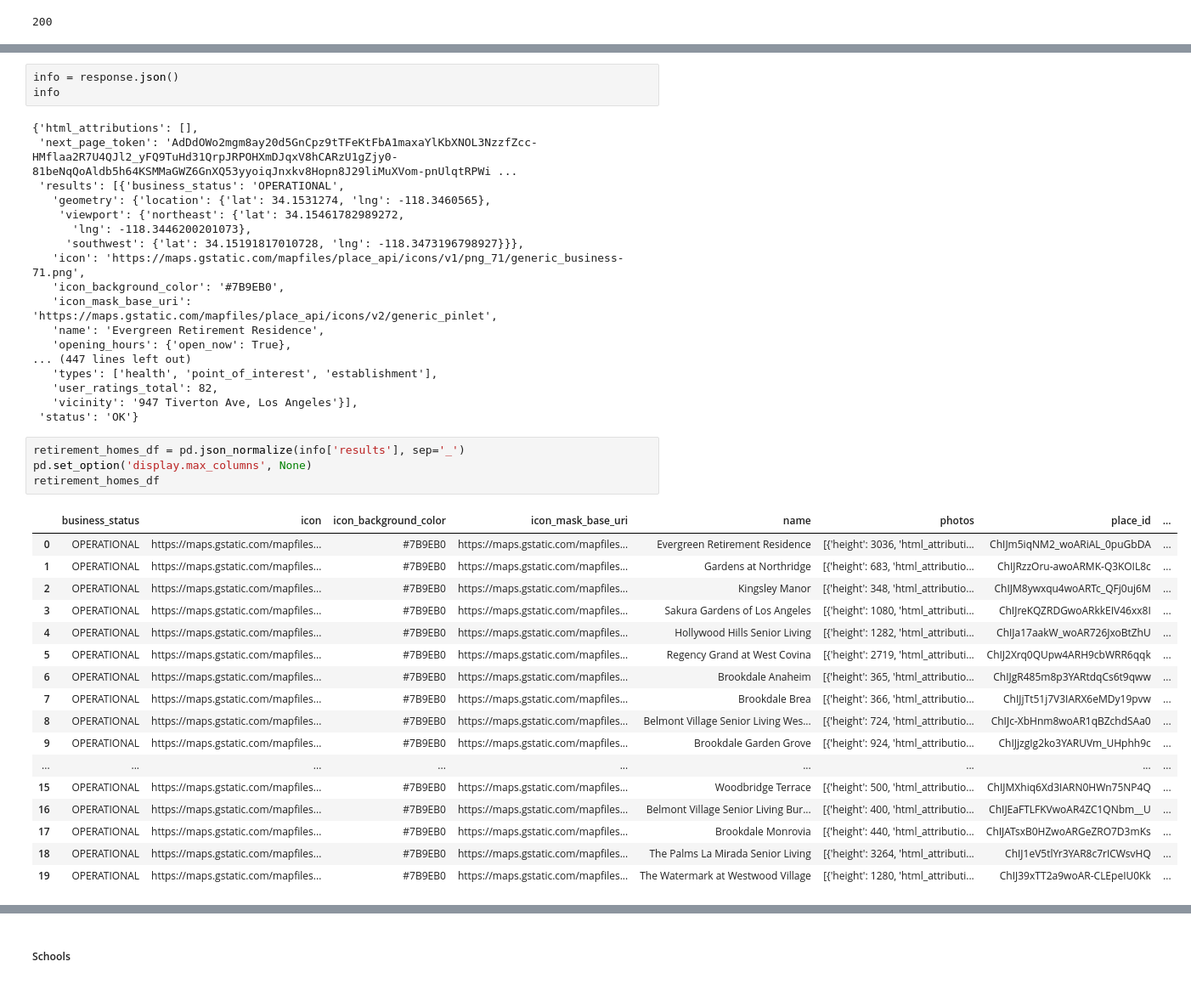
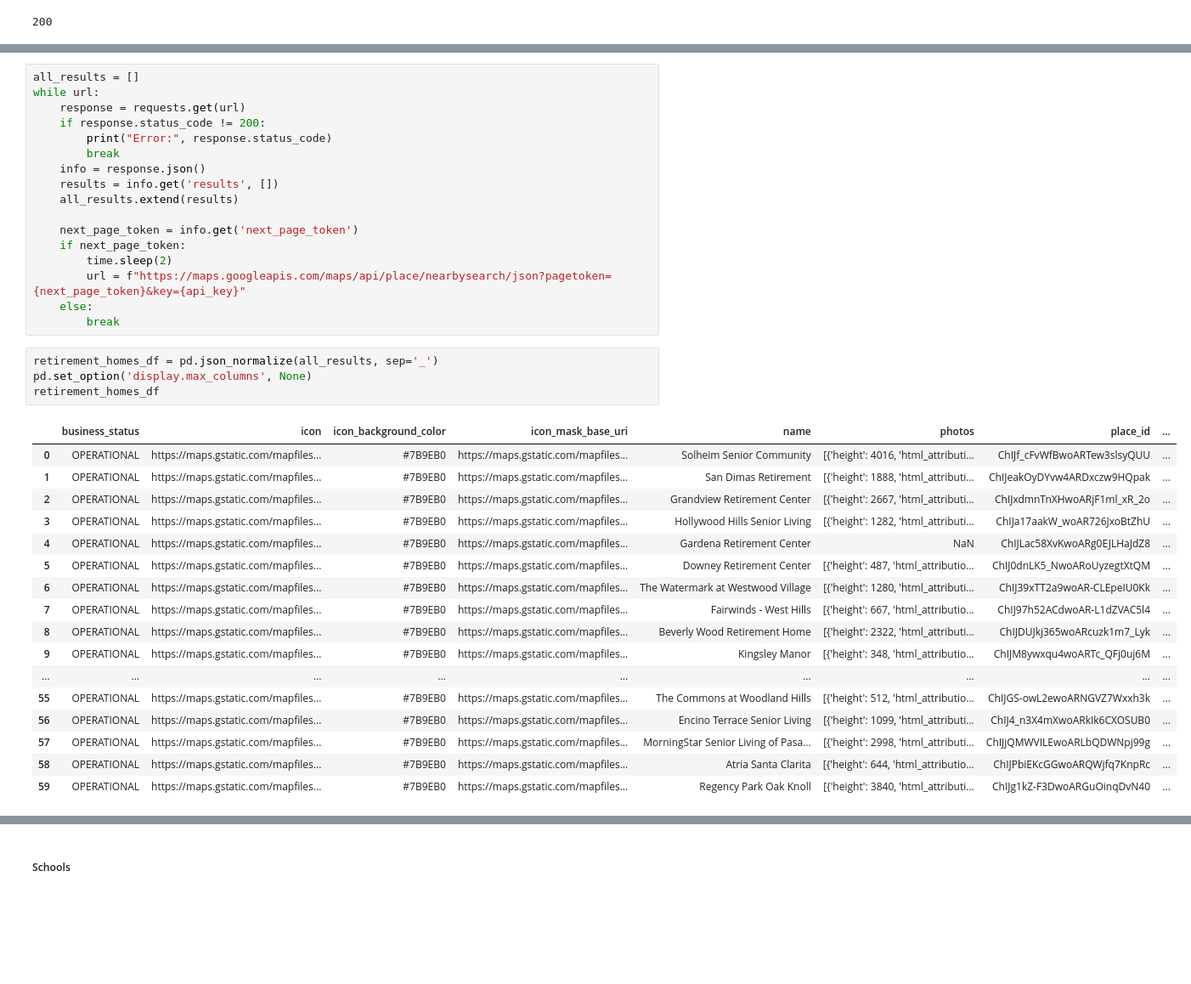
Before and after one commit to TheLazyCactus/Data_Thieves_project, a Jupyter notebook: Data-Thieves_Bea.ipynb, the cells around one changed output, grey strips where cells are left out. Shown: that part at 85% size. Saved outputs shown, nothing was run; the diff lists cells and outputs as text; blank space fills up the shorter version.

```diff
--- a/Data-Thieves_Bea.ipynb
+++ b/Data-Thieves_Bea.ipynb
@@ -30,44 +31,40 @@ b'{\n   "html_attributions" : [],\n   "next_page_token" : "AdDdOWo2mgm8ay20d5GnC
-# %%
-info = response.json()
-info
-# %% [output]
-{'html_attributions': [],
- 'next_page_token': 'AdDdOWo2mgm8ay20d5GnCpz9tTFeKtFbA1maxaYlKbXNOL3NzzfZcc-HMflaa2R7U4QJl2_yFQ9TuHd31QrpJRPOHXmDJqxV8hCARzU1gZjy0-81beNqQoAldb5h64KSMMaGWZ6GnXQ53yyoiqJnxkv8Hopn8J29liMuXVom-pnUlqtRPWi ...
- 'results': [{'business_status': 'OPERATIONAL',
-   'geometry': {'location': {'lat': 34.1531274, 'lng': -118.3460565},
-    'viewport': {'northeast': {'lat': 34.15461782989272,
-      'lng': -118.3446200201073},
-     'southwest': {'lat': 34.15191817010728, 'lng': -118.3473196798927}}},
-   'icon': 'https://maps.gstatic.com/mapfiles/place_api/icons/v1/png_71/generic_business-71.png',
-   'icon_background_color': '#7B9EB0',
-   'icon_mask_base_uri': 'https://maps.gstatic.com/mapfiles/place_api/icons/v2/generic_pinlet',
-   'name': 'Evergreen Retirement Residence',
-   'opening_hours': {'open_now': True},
-... (447 lines left out)
-   'types': ['health', 'point_of_interest', 'establishment'],
-   'user_ratings_total': 82,
-   'vicinity': '947 Tiverton Ave, Los Angeles'}],
- 'status': 'OK'}
+# %%
+all_results = []
+while url:
+    response = requests.get(url)
+    if response.status_code != 200:
+        print("Error:", response.status_code)
+        break
+    info = response.json()
+    results = info.get('results', [])
+    all_results.extend(results)
+
+    next_page_token = info.get('next_page_token')
+    if next_page_token:
+        time.sleep(2)
+        url = f"https://maps.googleapis.com/maps/api/place/nearbysearch/json?pagetoken={next_page_token}&key={api_key}"
+    else:
+        break
 # %%
-retirement_homes_df = pd.json_normalize(info['results'], sep='_')
+retirement_homes_df = pd.json_normalize(all_results, sep='_')
 pd.set_option('display.max_columns', None)
 retirement_homes_df
 # %% [output]
 |  | business_status | icon | icon_background_color | icon_mask_base_uri | name | photos | place_id | ... |
-| 0 | OPERATIONAL | https://maps.gstatic.com/mapfiles... | #7B9EB0 | https://maps.gstatic.com/mapfiles... | Evergreen Retirement Residence | [{'height': 3036, 'html_attributi... | ChIJm5iqNM2_woARiAL_0puGbDA | ... |
-| 1 | OPERATIONAL | https://maps.gstatic.com/mapfiles... | #7B9EB0 | https://maps.gstatic.com/mapfiles... | Gardens at Northridge | [{'height': 683, 'html_attributio... | ChIJRzzOru-awoARMK-Q3KOIL8c | ... |
-| 2 | OPERATIONAL | https://maps.gstatic.com/mapfiles... | #7B9EB0 | https://maps.gstatic.com/mapfiles... | Kingsley Manor | [{'height': 348, 'html_attributio... | ChIJM8ywxqu4woARTc_QFj0uj6M | ... |
-| 3 | OPERATIONAL | https://maps.gstatic.com/mapfiles... | #7B9EB0 | https://maps.gstatic.com/mapfiles... | Sakura Gardens of Los Angeles | [{'height': 1080, 'html_attributi... | ChIJreKQZRDGwoARkkEIV46xx8I | ... |
-| 4 | OPERATIONAL | https://maps.gstatic.com/mapfiles... | #7B9EB0 | https://maps.gstatic.com/mapfiles... | Hollywood Hills Senior Living | [{'height': 1282, 'html_attributi... | ChIJa17aakW_woAR726JxoBtZhU | ... |
-| 5 | OPERATIONAL | https://maps.gstatic.com/mapfiles... | #7B9EB0 | https://maps.gstatic.com/mapfiles... | Regency Grand at West Covina | [{'height': 2719, 'html_attributi... | ChIJ2Xrq0QUpw4ARH9cbWRR6qqk | ... |
-| 6 | OPERATIONAL | https://maps.gstatic.com/mapfiles... | #7B9EB0 | https://maps.gstatic.com/mapfiles... | Brookdale Anaheim | [{'height': 365, 'html_attributio... | ChIJgR485m8p3YARtdqCs6t9qww | ... |
-| 7 | OPERATIONAL | https://maps.gstatic.com/mapfiles... | #7B9EB0 | https://maps.gstatic.com/mapfiles... | Brookdale Brea | [{'height': 366, 'html_attributio... | ChIJjTt51j7V3IARX6eMDy19pvw | ... |
-| 8 | OPERATIONAL | https://maps.gstatic.com/mapfiles... | #7B9EB0 | https://maps.gstatic.com/mapfiles... | Belmont Village Senior Living Wes... | [{'height': 724, 'html_attributio... | ChIJc-XbHnm8woAR1qBZchdSAa0 | ... |
-| 9 | OPERATIONAL | https://maps.gstatic.com/mapfiles... | #7B9EB0 | https://maps.gstatic.com/mapfiles... | Brookdale Garden Grove | [{'height': 924, 'html_attributio... | ChIJjzgIg2ko3YARUVm_UHphh9c | ... |
+| 0 | OPERATIONAL | https://maps.gstatic.com/mapfiles... | #7B9EB0 | https://maps.gstatic.com/mapfiles... | Solheim Senior Community | [{'height': 4016, 'html_attributi... | ChIJf_cFvWfBwoARTew3slsyQUU | ... |
+| 1 | OPERATIONAL | https://maps.gstatic.com/mapfiles... | #7B9EB0 | https://maps.gstatic.com/mapfiles... | San Dimas Retirement | [{'height': 1888, 'html_attributi... | ChIJeakOyDYvw4ARDxczw9HQpak | ... |
+| 2 | OPERATIONAL | https://maps.gstatic.com/mapfiles... | #7B9EB0 | https://maps.gstatic.com/mapfiles... | Grandview Retirement Center | [{'height': 2667, 'html_attributi... | ChIJxdmnTnXHwoARjF1ml_xR_2o | ... |
+| 3 | OPERATIONAL | https://maps.gstatic.com/mapfiles... | #7B9EB0 | https://maps.gstatic.com/mapfiles... | Hollywood Hills Senior Living | [{'height': 1282, 'html_attributi... | ChIJa17aakW_woAR726JxoBtZhU | ... |
+| 4 | OPERATIONAL | https://maps.gstatic.com/mapfiles... | #7B9EB0 | https://maps.gstatic.com/mapfiles... | Gardena Retirement Center | NaN | ChIJLac58XvKwoARg0EJLHaJdZ8 | ... |
+| 5 | OPERATIONAL | https://maps.gstatic.com/mapfiles... | #7B9EB0 | https://maps.gstatic.com/mapfiles... | Downey Retirement Center | [{'height': 487, 'html_attributio... | ChIJ0dnLK5_NwoARoUyzegtXtQM | ... |
+| 6 | OPERATIONAL | https://maps.gstatic.com/mapfiles... | #7B9EB0 | https://maps.gstatic.com/mapfiles... | The Watermark at Westwood Village | [{'height': 1280, 'html_attributi... | ChIJ39xTT2a9woAR-CLEpeIU0Kk | ... |
+| 7 | OPERATIONAL | https://maps.gstatic.com/mapfiles... | #7B9EB0 | https://maps.gstatic.com/mapfiles... | Fairwinds - West Hills | [{'height': 667, 'html_attributio... | ChIJ97h52ACdwoAR-L1dZVAC5l4 | ... |
+| 8 | OPERATIONAL | https://maps.gstatic.com/mapfiles... | #7B9EB0 | https://maps.gstatic.com/mapfiles... | Beverly Wood Retirement Home | [{'height': 2322, 'html_attributi... | ChIJDUJkj365woARcuzk1m7_Lyk | ... |
+| 9 | OPERATIONAL | https://maps.gstatic.com/mapfiles... | #7B9EB0 | https://maps.gstatic.com/mapfiles... | Kingsley Manor | [{'height': 348, 'html_attributio... | ChIJM8ywxqu4woARTc_QFj0uj6M | ... |
 | ... | ... | ... | ... | ... | ... | ... | ... | ... |
-| 15 | OPERATIONAL | https://maps.gstatic.com/mapfiles... | #7B9EB0 | https://maps.gstatic.com/mapfiles... | Woodbridge Terrace | [{'height': 500, 'html_attributio... | ChIJMXhiq6Xd3IARN0HWn75NP4Q | ... |
-| 16 | OPERATIONAL | https://maps.gstatic.com/mapfiles... | #7B9EB0 | https://maps.gstatic.com/mapfiles... | Belmont Village Senior Living Bur... | [{'height': 400, 'html_attributio... | ChIJEaFTLFKVwoAR4ZC1QNbm__U | ... |
-| 17 | OPERATIONAL | https://maps.gstatic.com/mapfiles... | #7B9EB0 | https://maps.gstatic.com/mapfiles... | Brookdale Monrovia | [{'height': 440, 'html_attributio... | ChIJATsxB0HZwoARGeZRO7D3mKs | ... |
-| 18 | OPERATIONAL | https://maps.gstatic.com/mapfiles... | #7B9EB0 | https://maps.gstatic.com/mapfiles... | The Palms La Mirada Senior Living | [{'height': 3264, 'html_attributi... | ChIJ1eV5tlYr3YAR8c7rICWsvHQ | ... |
-| 19 | OPERATIONAL | https://maps.gstatic.com/mapfiles... | #7B9EB0 | https://maps.gstatic.com/mapfiles... | The Watermark at Westwood Village | [{'height': 1280, 'html_attributi... | ChIJ39xTT2a9woAR-CLEpeIU0Kk | ... |
+| 55 | OPERATIONAL | https://maps.gstatic.com/mapfiles... | #7B9EB0 | https://maps.gstatic.com/mapfiles... | The Commons at Woodland Hills | [{'height': 512, 'html_attributio... | ChIJGS-owL2ewoARNGVZ7Wxxh3k | ... |
+| 56 | OPERATIONAL | https://maps.gstatic.com/mapfiles... | #7B9EB0 | https://maps.gstatic.com/mapfiles... | Encino Terrace Senior Living | [{'height': 1099, 'html_attributi... | ChIJ4_n3X4mXwoARkIk6CXOSUB0 | ... |
+| 57 | OPERATIONAL | https://maps.gstatic.com/mapfiles... | #7B9EB0 | https://maps.gstatic.com/mapfiles... | MorningStar Senior Living of Pasa... | [{'height': 2998, 'html_attributi... | ChIJjQMWVILEwoARLbQDWNpj99g | ... |
+| 58 | OPERATIONAL | https://maps.gstatic.com/mapfiles... | #7B9EB0 | https://maps.gstatic.com/mapfiles... | Atria Santa Clarita | [{'height': 644, 'html_attributio... | ChIJPbiEKcGGwoARQWjfq7KnpRc | ... |
+| 59 | OPERATIONAL | https://maps.gstatic.com/mapfiles... | #7B9EB0 | https://maps.gstatic.com/mapfiles... | Regency Park Oak Knoll | [{'height': 3840, 'html_attributi... | ChIJg1kZ-F3DwoARGuOinqDvN40 | ... |
 # %%
```
Also changed, not shown: parts of 10 cells of this notebook.
